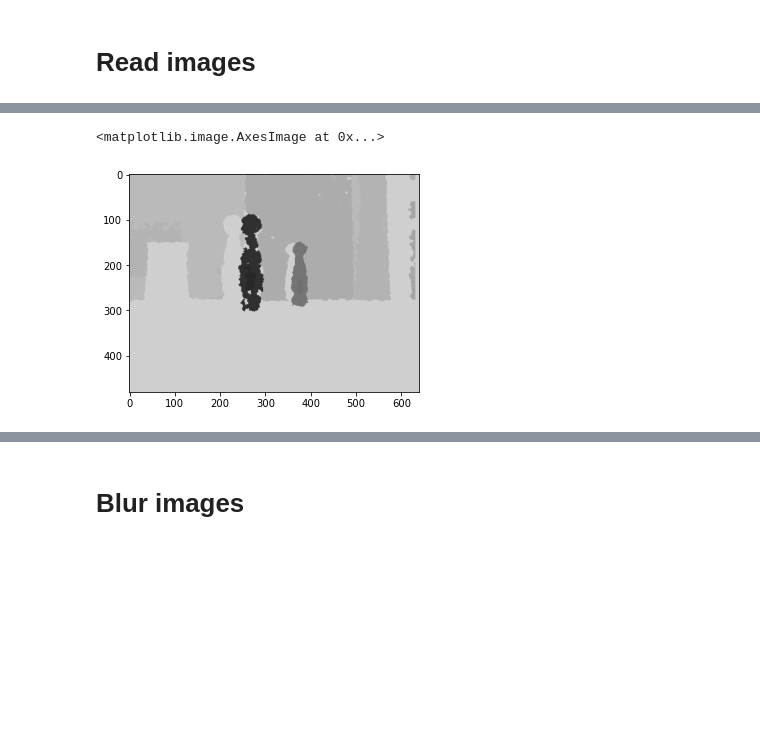
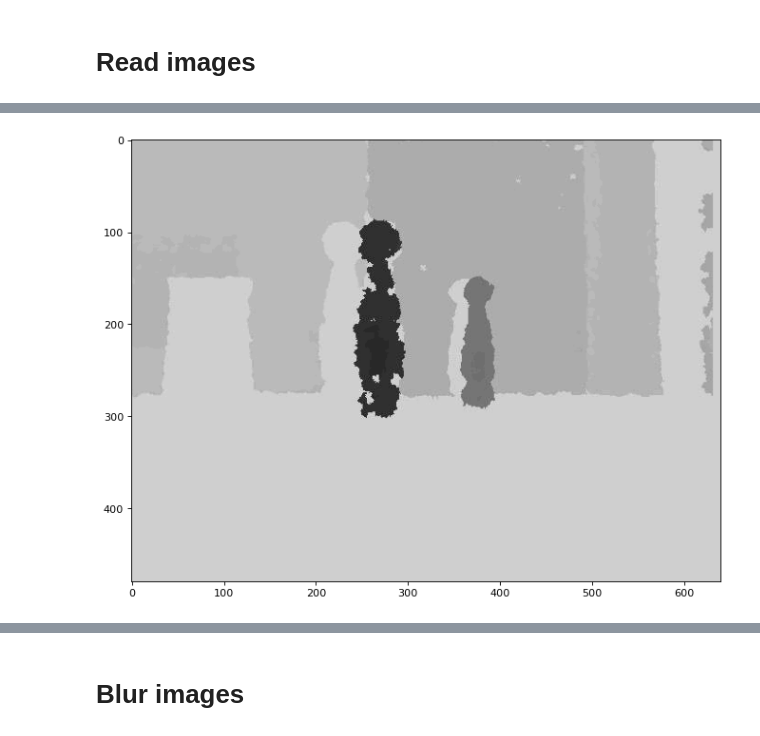
Before and after one commit to MarcinFilipek/Vision, a Jupyter notebook: notebooks/Kinect/Masking image by depth.ipynb, the cells around one changed output, grey strips where cells are left out. Cells and saved outputs as stored; diff of their text form; code cells hidden in the pictures; blank space fills up the shorter version.

```diff
--- a/notebooks/Kinect/Masking image by depth.ipynb
+++ b/notebooks/Kinect/Masking image by depth.ipynb
@@ -16,6 +16,6 @@ plt.imshow(depth, cmap='gray')
 # %%
-plt.imshow(depth_with_pretty, cmap='gray')
+plt.figure(figsize=(10, 10), dpi=80)
+plt.imshow(depth_with_pretty, cmap='gray');
 # %% [output]
-<matplotlib.image.AxesImage at 0x...>
-[figure, old version]
+[figure, new version]
 # %%
```
Also changed, not shown: parts of 6 cells of this notebook.
